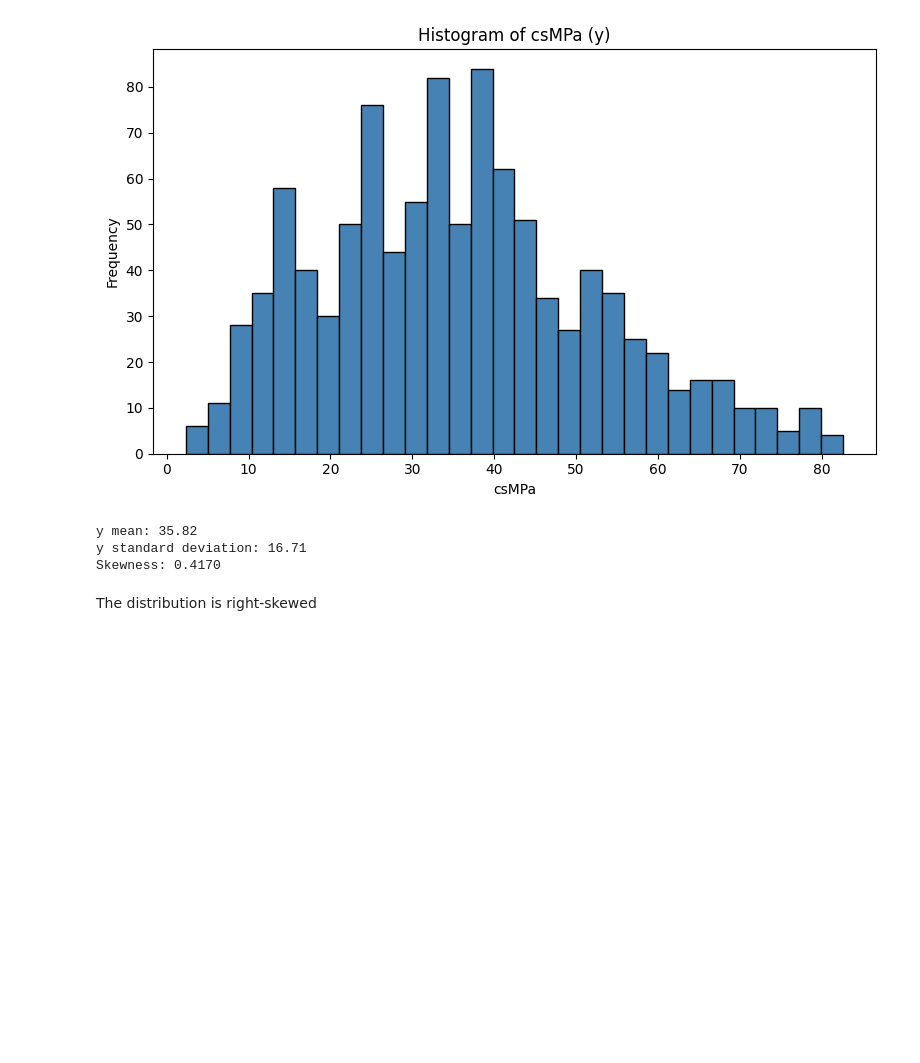
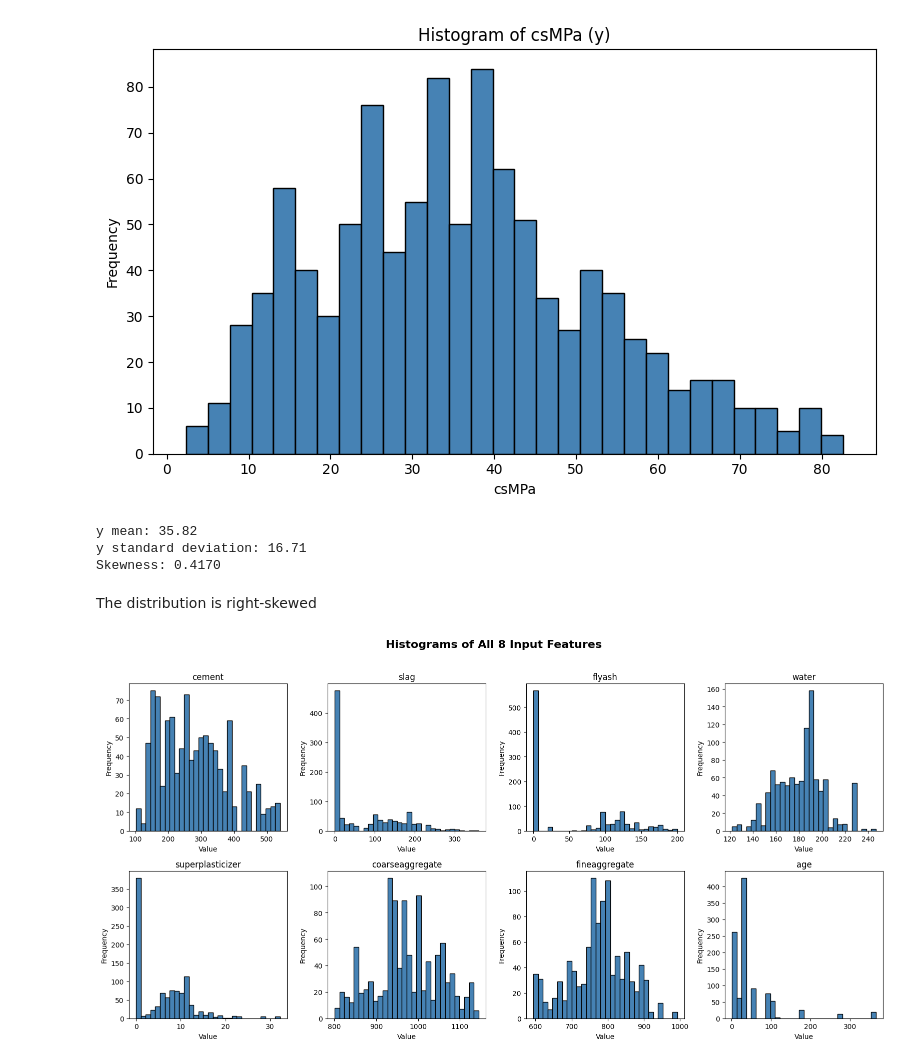
Before and after one commit to Pedro-Langone/EC146, a Jupyter notebook: hw1/hw1.ipynb, the cells around one changed output. Saved outputs shown, nothing was run; the diff lists cells and outputs as text; code cells hidden in the pictures; blank space fills up the shorter version.

```diff
--- a/hw1/hw1.ipynb
+++ b/hw1/hw1.ipynb
@@ -46,3 +46,21 @@ y standard deviation: 16.71
 Skewness: 0.4170
 # %% [markdown]
 The distribution is right-skewed
+# %%
+# iii)
+input_features = df.columns[:8].tolist()  # first 8 columns as input features
+
+fig, axes = plt.subplots(2, 4, figsize=(16, 8))
+axes = axes.flatten()  # flatten to 1D array for easy iteration
+
+for i, feature in enumerate(input_features):
+    axes[i].hist(df[feature], bins=30, color='steelblue', edgecolor='black')
+    axes[i].set_title(feature, fontsize=12)
+    axes[i].set_xlabel('Value')
+    axes[i].set_ylabel('Frequency')
+
+plt.suptitle('Histograms of All 8 Input Features', fontsize=16, fontweight='bold', y=1.02)
+plt.tight_layout()
+plt.show()
+# %% [output]
+[figure, added]
```
Also changed, not shown: parts of 19 cells of this notebook.
